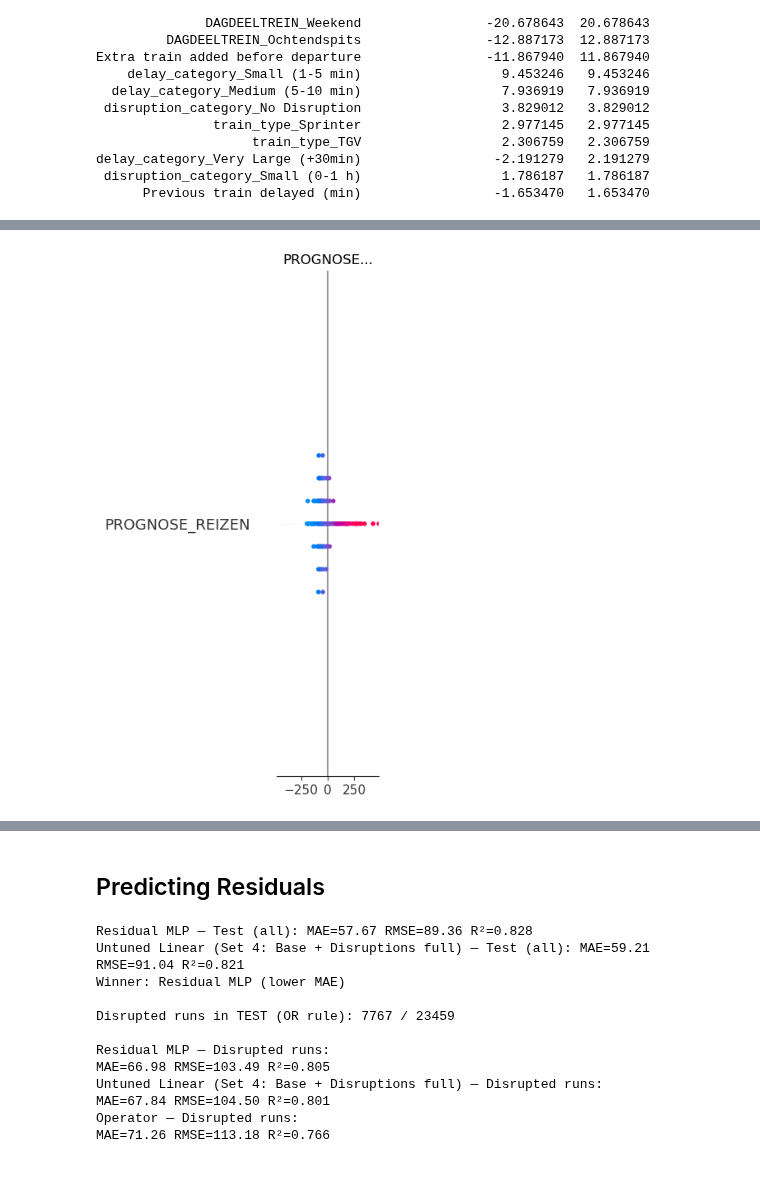
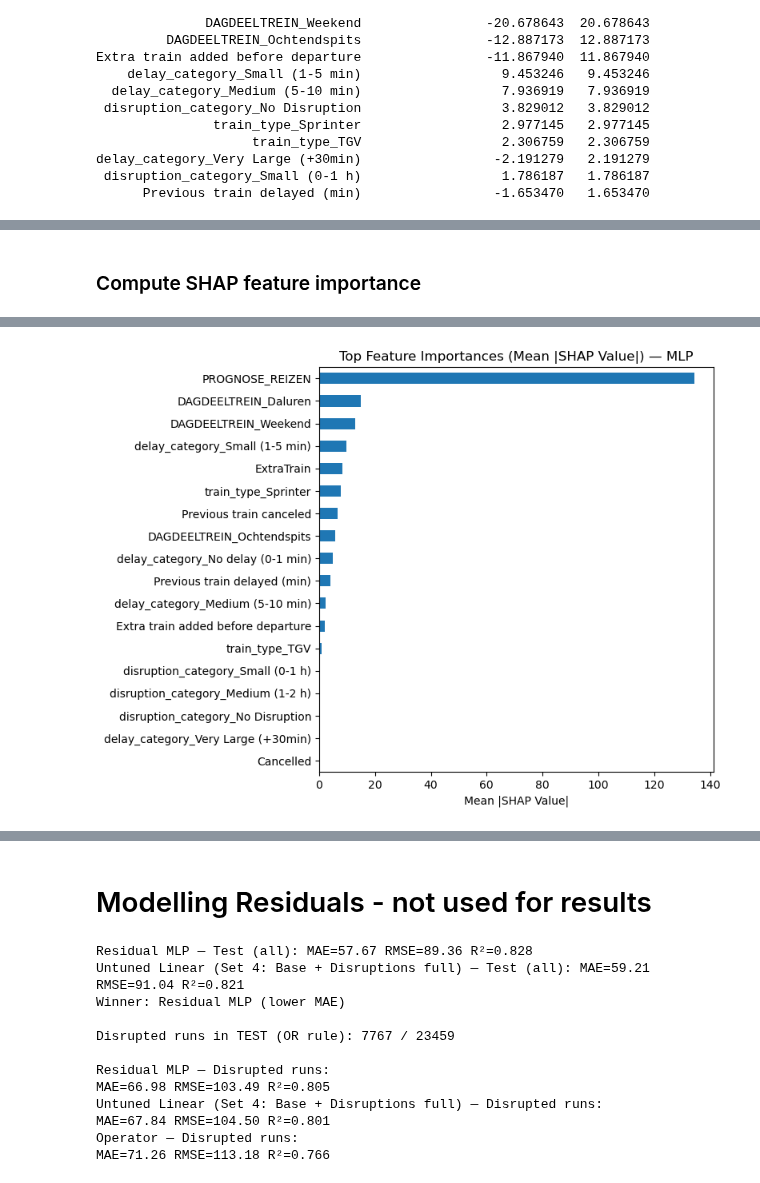
Before and after one commit to Merelkramer/Group2_NS, a Jupyter notebook: LinearRegression_Amelija_new.ipynb, the cells around one changed output, grey strips where cells are left out. Cells and saved outputs as stored; diff of their text form; code cells hidden in the pictures.

```diff
--- a/LinearRegression_Amelija_new.ipynb
+++ b/LinearRegression_Amelija_new.ipynb
@@ -30,7 +30,7 @@ df["REALISATIE"] = df["REALISATIE"].astype(float)
 
 
 # booleans to ints (safer for sklearn)
-for col in ["Cancelled", "ExtraTrain", "Previous train canceled", "Previous train delayed"]:
+for col in ["Cancelled", "ExtraTrain", "Previous train canceled", "Previous train delayed", "Special Events"]:
     if col in df.columns:
         df[col] = df[col].astype(int)
 
@@ -50,7 +50,7 @@ disrupt_features = [c for c in [
 ] if c in df.columns]
 
 
-features_all = [c for c in (base_features + weather_features + disrupt_features) if c in df.columns]
+features_all = [c for c in (base_features + weather_features + disrupt_features + ["Special Events"]) if c in df.columns]
 
 features_all
 # %% [output]
@@ -126,7 +127,9 @@ feature_sets = {
     "Set 3: Base + Weather": base_features + weather_features,
     "Set 4: Base + Disruptions full": base_features + disrupt_features,
     "Set 5: Base + Delay and Disruption cats": base_features + ["delay_category", "disruption_category"],
-    "Set 6: ALL": features_all,  #
+    "Set 6: Base + Special Events": base_features + ["Special Events"],
+    "Set 7: Base + Disruptions full + Special Events": base_features + disrupt_features + ["Special Events"],
+    "Set 8: ALL": features_all,  #
 
 }
 
@@ -213,7 +216,7 @@ else:
     op_mae_d = op_rmse_d = op_r2_d = np.nan
 
 operator_row = {
-    "Feature Set": "Operator Forecast (baseline)",
+    "Feature Set": "NS prediction model (baseline)",
     "MAE (Model)": op_mae,
     "RMSE (Model)": op_rmse,
     "R² (Model)": op_r2,
@@ -600,17 +599,64 @@ MAE=67.84 RMSE=104.50 R²=0.801
 Operator — Disrupted runs:
 MAE=71.26 RMSE=113.18 R²=0.766
+# %% [markdown]
+### Compute SHAP feature importance
 # %%
-import shap
+# --- 6) Feature Importance via SHAP (robust for TF2/Keras) ---
+import matplotlib.pyplot as plt
 
-# Use a much smaller background sample (e.g., 20 rows)
-background = X_tr[np.random.choice(X_tr.shape[0], size=min(60, X_tr.shape[0]), replace=False)]
 
-# Use only the first 50 test samples for SHAP
-X_te_sample = X_te[:100]
+# Sample a background set for efficiency (used by the masker / explainers)
+rng = np.random.default_rng(42)
+background_size = min(2000, X_tr.shape[0])
+bg_idx = rng.choice(X_tr.shape[0], background_size, replace=False)
+X_bg = X_tr[bg_idx]
 
-explainer = shap.KernelExplainer(model.predict, background)
-shap_values = explainer.shap_values(X_te_sample, nsamples=50)
+# Sample points to explain (use test split so it reflects deployed behavior)
+sample_size = min(2000, X_te.shape[0])
+X_sample = X_te[:sample_size]
 
-# Plot summary bar for top features
-shap.summary_plot(shap_values, X_te_sample, feature_names=X_enc.columns)
+feat_names = list(X_enc.columns)
+
+# 1) Try the modern unified API which should select a gradient-based explainer
+#    and return an Explanation object with .values shaped (n_samples, n_features).
+explainer = shap.Explainer(model, masker=shap.maskers.Independent(X_bg))
+exp = explainer(X_sample)
+
+# exp.values should be (n_samples, n_features). If not, try a safer fallback.
+shap_values = exp.values
+if shap_values.ndim == 3:
+    # If the model had multiple outputs, pick the first output
+    shap_values = shap_values[..., 0]
+if shap_values.shape[1] != len(feat_names):
+    # Fallback to KernelExplainer (model-agnostic, slower but reliable)
+    kernel_explainer = shap.KernelExplainer(lambda z: model.predict(z, verbose=0), X_bg)
+    # Use a small subset for runtime reasons; adjust if you can afford more
+    k_sample_size = min(500, X_sample.shape[0])
+    shap_values = kernel_explainer.shap_values(X_sample[:k_sample_size], nsamples="auto")
+    if isinstance(shap_values, list):  # multi-output safety
+        shap_values = shap_values[0]
+    X_sample = X_sample[:k_sample_size]
+
+# Defensive transpose if needed (rare edge cases)
+if shap_values.shape[0] == len(feat_names) and shap_values.shape[1] == X_sample.shape[0]:
+    shap_values = shap_values.T
+
+# --- Aggregate importance ---
+shap_df = pd.DataFrame(shap_values, columns=feat_names)
+shap_importance = shap_df.abs().mean().sort_values(ascending=False)
+
+# --- Plot top features ---
+top_n = 20
+plt.figure(figsize=(8, 6))
+shap_importance.head(top_n).iloc[::-1].plot.barh()
+plt.title("Top Feature Importances (Mean |SHAP Value|) — MLP")
+plt.xlabel("Mean |SHAP Value|")
+plt.tight_layout()
+plt.show()
+
+# Optional: detailed summary plot (commented to avoid inline clutter)
+# shap.summary_plot(shap_values, X_sample, feature_names=feat_names, show=True)
+
+# Display the top features as a table (top 30)
+display(shap_importance.head(30).to_frame("mean_abs_SHAP"))
 # %% [output]
@@ -635 +663 @@ shap.summary_plot(shap_values, X_te_sample, feature_names=X_enc.columns)
-[figure, old version]
+[figure, new version]
@@ -636,5 +681,5 @@ shap.summary_plot(shap_values, X_te_sample, feature_names=X_enc.columns)
 # %% [markdown]
-## Predicting Residuals
+# Modelling Residuals - not used for results
 # %%
 
 # --- 1) Rebuild from RAW features of THE_FEATURE_SET_NAME, re-encode, then align to THE_FEATURE_COLUMNS ---
```
Also changed, not shown: parts of 10 cells of this notebook, 1 other file.
